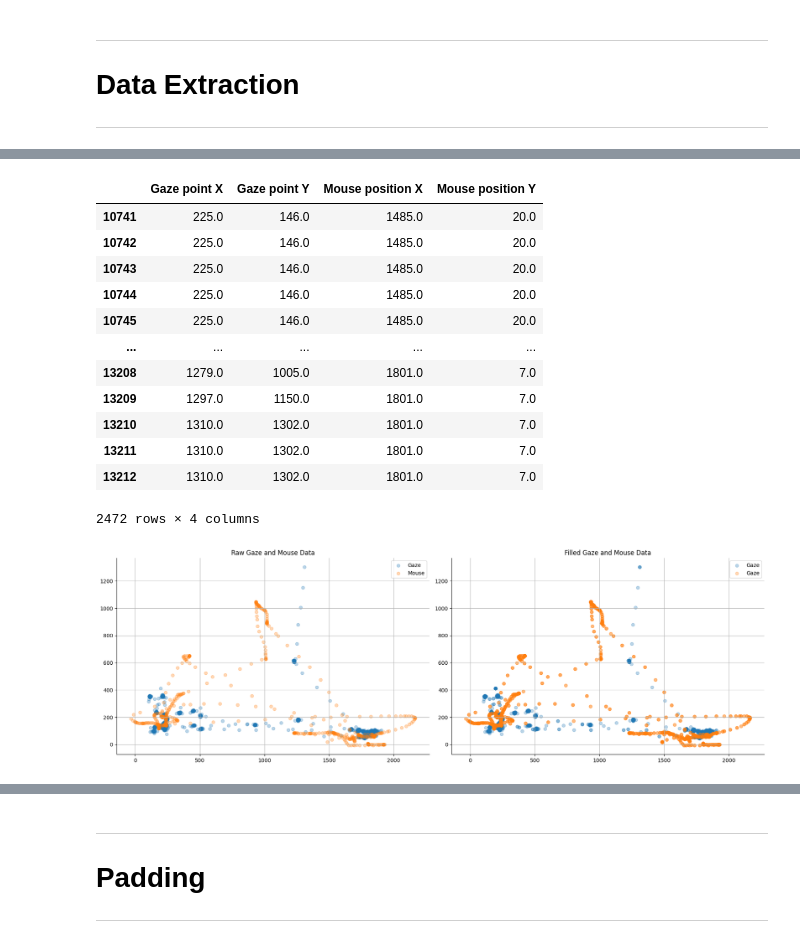
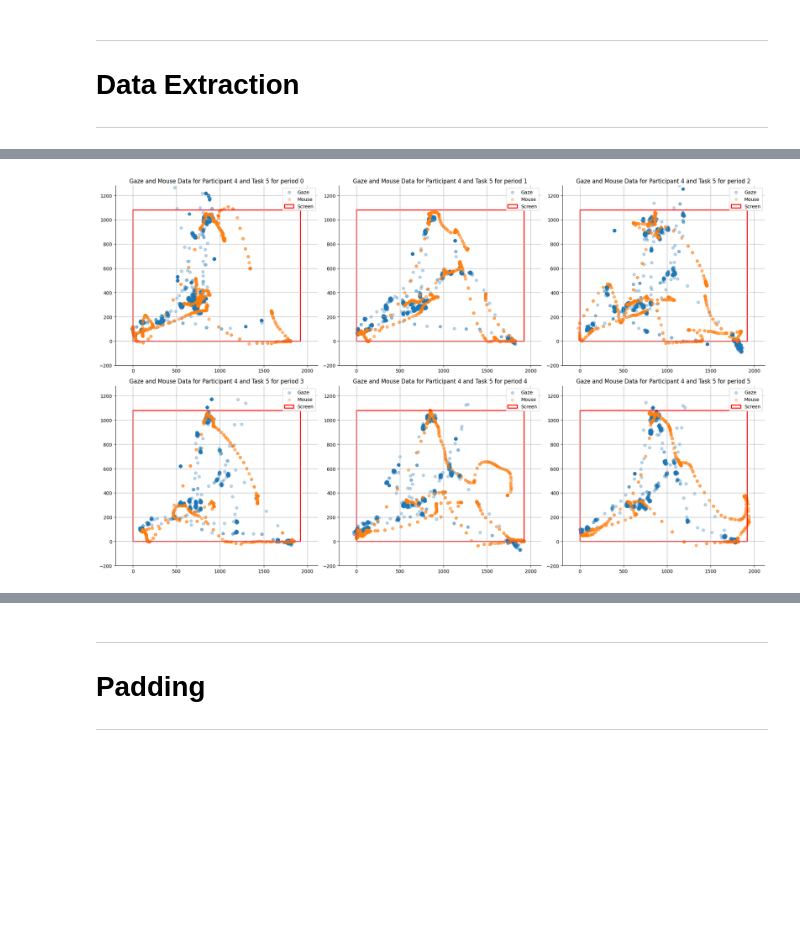
Before and after one commit to kruuZHAW/eye_tracking, a Jupyter notebook: notebooks/sandbox.ipynb, the cells around one changed output, grey strips where cells are left out. Cells and saved outputs as stored; diff of their text form; code cells hidden in the pictures; blank space fills up the shorter version.

```diff
--- a/notebooks/sandbox.ipynb
+++ b/notebooks/sandbox.ipynb
@@ -80,8 +151,8 @@ def task_range_finder(db, task_str):
 tasks = ['Task 1', 'Task 2', 'Task 3', 'Task 4', 'Task 5', 'Task 6']
 durations = {task: [] for task in tasks}
 for file in all_files:
-    for task in tasks:
-        task_range = task_range_finder(file, task)
-        durations[task].append(round(np.mean([x[1] - x[0] for x in task_range]).item()/(1e6), 2))
+        tasks_ranges = task_range_finder(file, tasks)
+        for task in tasks_ranges:
+                durations[task].append(round(np.mean([x[1] - x[0] for x in tasks_ranges[task]]).item()/(1e6),2))
 durations
 # %% [output]
@@ -161,39 +217,31 @@ gaze_filled = gaze.ffill().bfill()
-# %%
-gaze_filled
-# %% [output]
-|  | Gaze point X | Gaze point Y | Mouse position X | Mouse position Y |
-| 10741 | 225.0 | 146.0 | 1485.0 | 20.0 |
-| 10742 | 225.0 | 146.0 | 1485.0 | 20.0 |
-| 10743 | 225.0 | 146.0 | 1485.0 | 20.0 |
-| 10744 | 225.0 | 146.0 | 1485.0 | 20.0 |
-| 10745 | 225.0 | 146.0 | 1485.0 | 20.0 |
-| ... | ... | ... | ... | ... |
-| 13208 | 1279.0 | 1005.0 | 1801.0 | 7.0 |
-| 13209 | 1297.0 | 1150.0 | 1801.0 | 7.0 |
-| 13210 | 1310.0 | 1302.0 | 1801.0 | 7.0 |
-| 13211 | 1310.0 | 1302.0 | 1801.0 | 7.0 |
-| 13212 | 1310.0 | 1302.0 | 1801.0 | 7.0 |
-2472 rows × 4 columns
-# %%
-fig, axes = plt.subplots(1, 2, figsize=(18, 6))
-
-axes[0].scatter(gaze["Gaze point X"], gaze["Gaze point Y"], label="Gaze", alpha=0.3)
-axes[0].scatter(gaze["Mouse position X"], gaze["Mouse position Y"], label="Mouse", alpha=0.3)
-axes[0].set_title("Raw Gaze and Mouse Data")
-axes[0].legend()
-axes[0].spines['top'].set_visible(False)
-axes[0].spines['right'].set_visible(False)
-axes[0].grid(True)
-
-axes[1].scatter(gaze_filled["Gaze point X"], gaze_filled["Gaze point Y"], label="Gaze", alpha=0.3)
-axes[1].scatter(gaze_filled["Mouse position X"], gaze_filled["Mouse position Y"], label="Mouse", alpha=0.3)
-axes[1].set_title("Filled Gaze and Mouse Data")
-axes[1].legend()
-axes[1].spines['top'].set_visible(False)
-axes[1].spines['right'].set_visible(False)
-axes[1].grid(True)
-
-plt.tight_layout()
-plt.show()
-# %% [output]
-[figure, removed]
+# %%
+tasks = ['Task 1', 'Task 2', 'Task 3', 'Task 4', 'Task 5', 'Task 6']
+dataset = []
+for file in all_files:
+    dataset.append(feature_extraction(file, tasks))
+dataset = pd.concat(dataset)
+# %%
+# Comparisons of the different gazes for one task for one participant
+
+name = 4
+task = 5
+
+fig, axes = plt.subplots(2, 3, figsize=(20, 12))
+axes = axes.flatten()
+data_plot = dataset.query(f"`Participant name` == {name} and Task == {task}")
+for i, period in enumerate(data_plot.Period.unique().tolist()):
+    axes[i].scatter(data_plot.query(f"Period == {period}")["Gaze point X"], data_plot.query(f"Period == {period}")["Gaze point Y"], label="Gaze", alpha=0.3)
+    axes[i].scatter(data_plot.query(f"Period == {period}")["Mouse position X"], data_plot.query(f"Period == {period}")["Mouse position Y"], label="Mouse", alpha=0.3)
+    axes[i].set_title(f"Gaze and Mouse Data for Participant {name} and Task {task} for period {period}")
+    axes[i].add_patch(plt.Rectangle((0, 0), 1920, 1080, fill=None, color='r', linewidth=2, label="Screen"))
+    axes[i].legend()
+    axes[i].spines['top'].set_visible(False)
+    axes[i].spines['right'].set_visible(False)
+    axes[i].grid(True)
+    axes[i].set_xlim(-200, 2120)
+    axes[i].set_ylim(-200, 1280)
+
+plt.tight_layout()
+plt.show()
+# %% [output]
+[figure, added]
```
Also changed, not shown: parts of 14 cells of this notebook, 2 other files.
